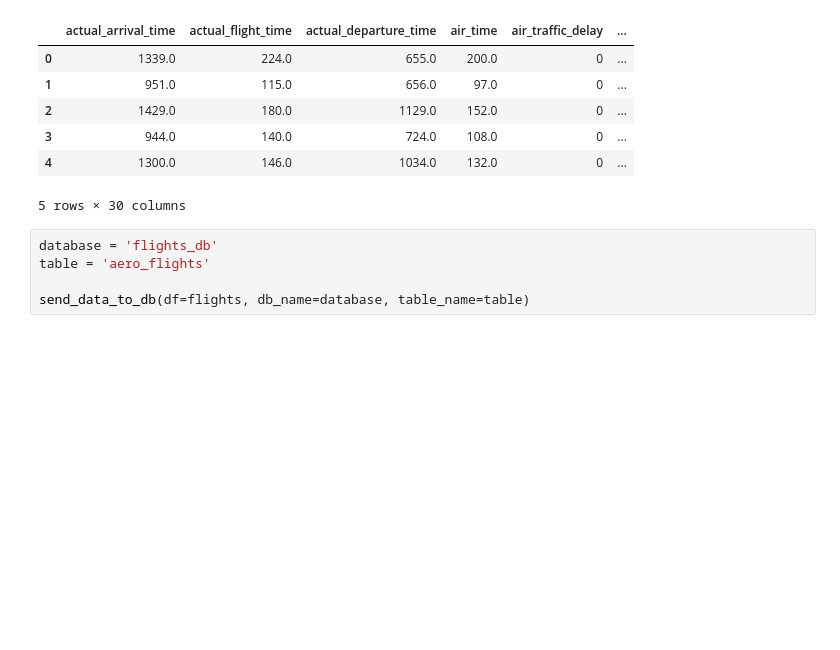
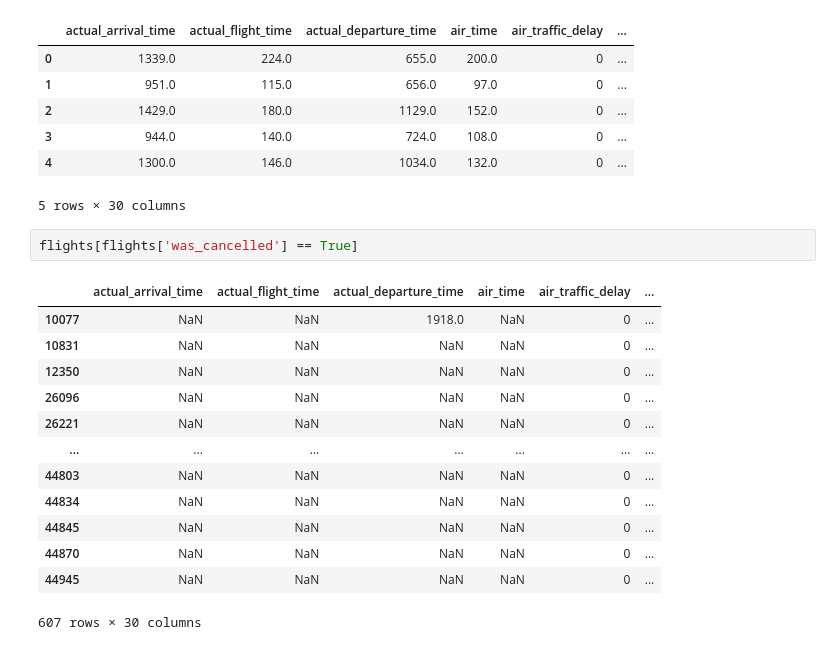
Before and after one commit to TelRich/csv-to-db-project, a Jupyter notebook: stage_notebook.ipynb, the cells around one changed output. Saved outputs shown, nothing was run; the diff lists cells and outputs as text; blank space fills up the shorter version.

```diff
--- a/stage_notebook.ipynb
+++ b/stage_notebook.ipynb
@@ -21,8 +14,19 @@ flights.head()
 | 3 | 944.0 | 140.0 | 724.0 | 108.0 | 0 | ... |
 | 4 | 1300.0 | 146.0 | 1034.0 | 132.0 | 0 | ... |
 5 rows × 30 columns
-# %%
-database = 'flights_db'
-table = 'aero_flights'
-
-send_data_to_db(df=flights, db_name=database, table_name=table)
+# %%
+flights[flights['was_cancelled'] == True]
+# %% [output]
+|  | actual_arrival_time | actual_flight_time | actual_departure_time | air_time | air_traffic_delay | ... |
+| 10077 | NaN | NaN | 1918.0 | NaN | 0 | ... |
+| 10831 | NaN | NaN | NaN | NaN | 0 | ... |
+| 12350 | NaN | NaN | NaN | NaN | 0 | ... |
+| 26096 | NaN | NaN | NaN | NaN | 0 | ... |
+| 26221 | NaN | NaN | NaN | NaN | 0 | ... |
+| ... | ... | ... | ... | ... | ... | ... |
+| 44803 | NaN | NaN | NaN | NaN | 0 | ... |
+| 44834 | NaN | NaN | NaN | NaN | 0 | ... |
+| 44845 | NaN | NaN | NaN | NaN | 0 | ... |
+| 44870 | NaN | NaN | NaN | NaN | 0 | ... |
+| 44945 | NaN | NaN | NaN | NaN | 0 | ... |
+607 rows × 30 columns
```
Also changed, not shown: parts of 6 cells of this notebook, 3 other files.
